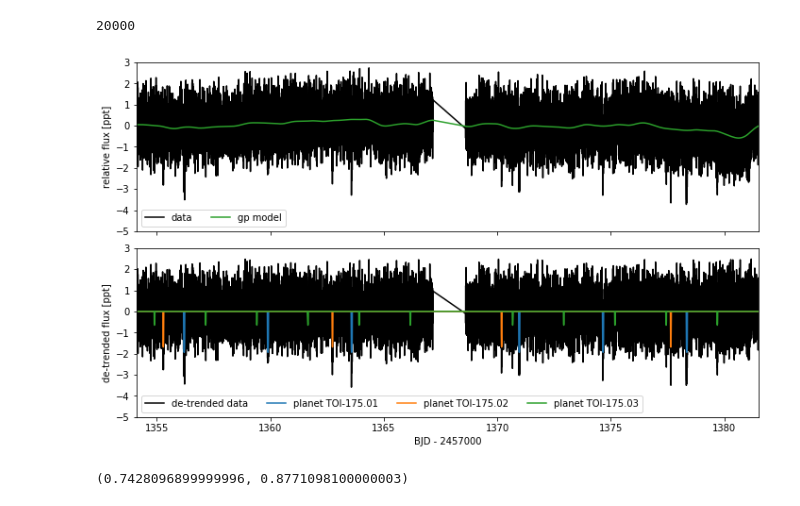
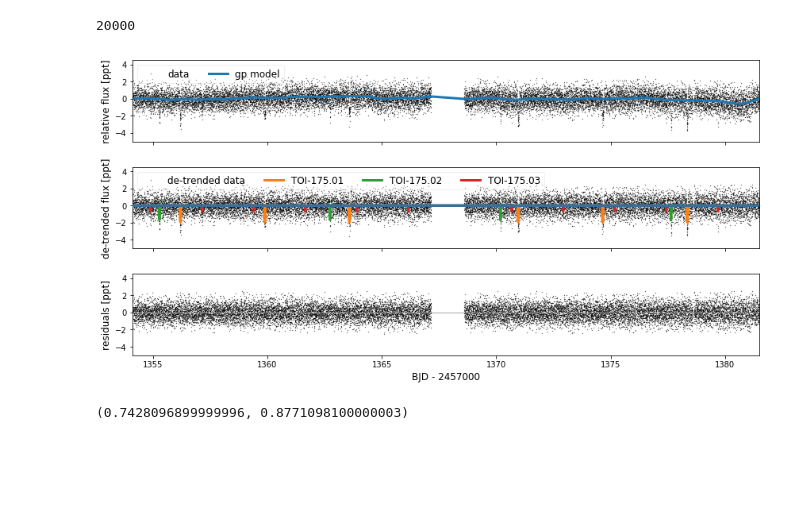
Before and after one commit to mrtommyb/l98-59-transitmodel, a Jupyter notebook: code/l98-results-explore.ipynb, the cells around one changed output. Drawn from its saved outputs; the diff is of its cells as text; code cells hidden in the pictures; blank space fills up the shorter version.

```diff
--- a/code/l98-results-explore.ipynb
+++ b/code/l98-results-explore.ipynb
@@ -359,44 +359,45 @@ samples.loc[:, 'rho_star'].shape[0]
 # %%
 def plot_light_curve(model, soln, mask=None):
     if mask is None:
         mask = np.ones(len(x), dtype=bool)
 
-    fig, axes = plt.subplots(2, 1, figsize=(10, 6), sharex=True, sharey=True)
+    fig, axes = plt.subplots(3, 1, figsize=(12, 6), sharex=True, sharey=True)
 
     ax = axes[0]
-    ax.plot(x[mask] + ref_time, y[mask], "k", label="data")
+    ax.plot(x[mask] + ref_time, y[mask], ".k", label="data", ms=0.5)
     gp_mod = xo.utils.eval_in_model(model.gp_pred, soln, model=model)
     gp_mod += soln["mean"]
-    ax.plot(x[mask] + ref_time, gp_mod, color="C2", label="gp model")
-    ax.legend(fontsize=10, ncol=2)
-    ax.set_ylabel("relative flux [ppt]")
-    ax.set_ylim(-5, 3)
+    ax.plot(x[mask] + ref_time, gp_mod, color="C0", label="gp model", lw=3)
+    ax.legend(fontsize=12, ncol=2, loc=2, framealpha=0.3)
+    ax.set_ylabel("relative flux [ppt]", fontsize=12)
+    ax.set_ylim(-5, 4.5)
 
     ax = axes[1]
-    ax.plot(x[mask] + ref_time, y[mask] - gp_mod, "k", label="de-trended data")
+    ax.plot(x[mask] + ref_time, y[mask] - gp_mod, ".k", label="de-trended data", ms=0.5, lw=3)
+    ax.plot(x[mask] + ref_time, np.zeros_like(x[mask]), lw=3, zorder=1000)
     light_curves = xo.utils.eval_in_model(model.light_curves, soln, model=model)
     for i, l in enumerate(["TOI-175.01", "TOI-175.02", 'TOI-175.03']):
         mod = light_curves[:, i]
-        ax.plot(x[mask] + ref_time, mod, label="planet {0}".format(l))
-    ax.legend(fontsize=10, loc=3, ncol=4)
-    ax.set_ylabel("de-trended flux [ppt]")
-    ax.set_ylim(-5, 3)
+        ax.plot(x[mask] + ref_time, mod, label="{0}".format(l), lw=3)
+    ax.legend(fontsize=12, loc=2, ncol=4, framealpha=0.3)
+    ax.set_ylabel("de-trended flux [ppt]", fontsize=12)
+    ax.set_ylim(-5, 4.5)
 
-#     ax = axes[2]
-#     mod = gp_mod + np.sum(light_curves, axis=-1)
-#     ax.plot(x[mask], y[mask] - mod, "k")
-#     ax.axhline(0, color="#aaaaaa", lw=1)
-#     ax.set_ylabel("residuals [ppt]")
+    ax = axes[2]
+    mod = gp_mod + np.sum(light_curves, axis=-1)
+    ax.plot(x[mask] + ref_time, y[mask] - mod, ".k", ms=0.5)
+    ax.axhline(0, color="#aaaaaa", lw=1)
+    ax.set_ylabel("residuals [ppt]", fontsize=12)
     ax.set_xlim(x[mask].min() + ref_time, x[mask].max() + ref_time)
-    ax.set_xlabel("BJD - 2457000")
-    ax.set_ylim(-5, 3)
+    ax.set_xlabel("BJD - 2457000", fontsize=12)
+    ax.set_ylim(-5, 4.5)
     fig.tight_layout()
     return fig
 
 fig = plot_light_curve(model, map_soln, mask);
 fig.savefig('allplanets.png', dpi=200)
 # %% [output]
-[figure, old version]
+[figure, new version]
 # %%
 4.45505882-3.71224913, 5.33216863-4.45505882
 # %% [output]
```
Also changed, not shown: parts of 5 cells of this notebook, 7 other files.
